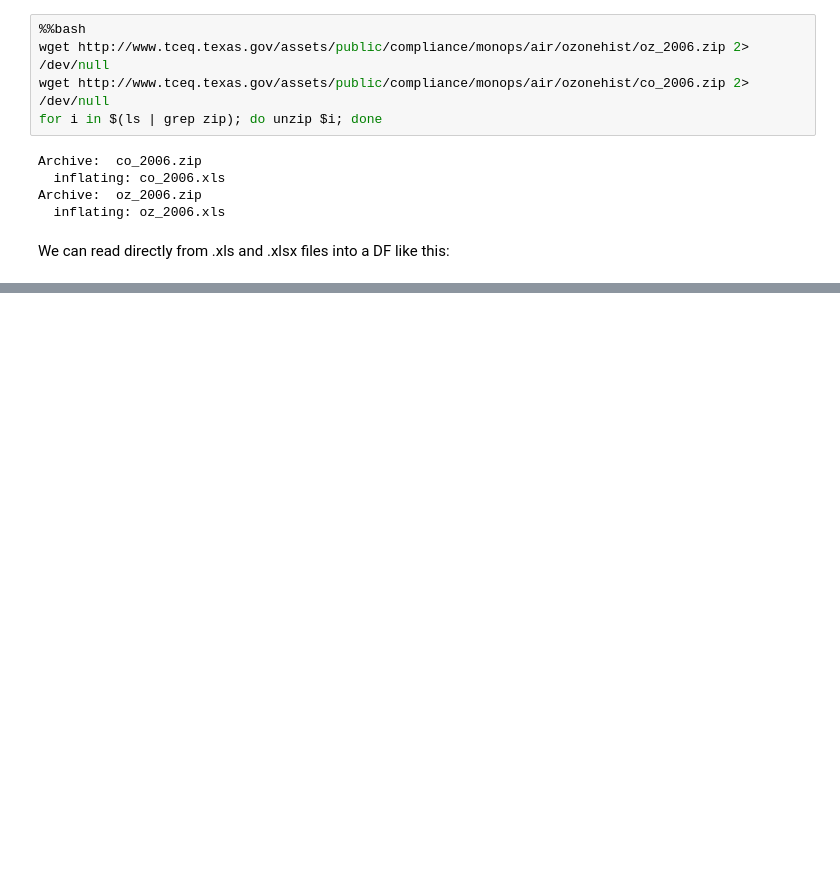
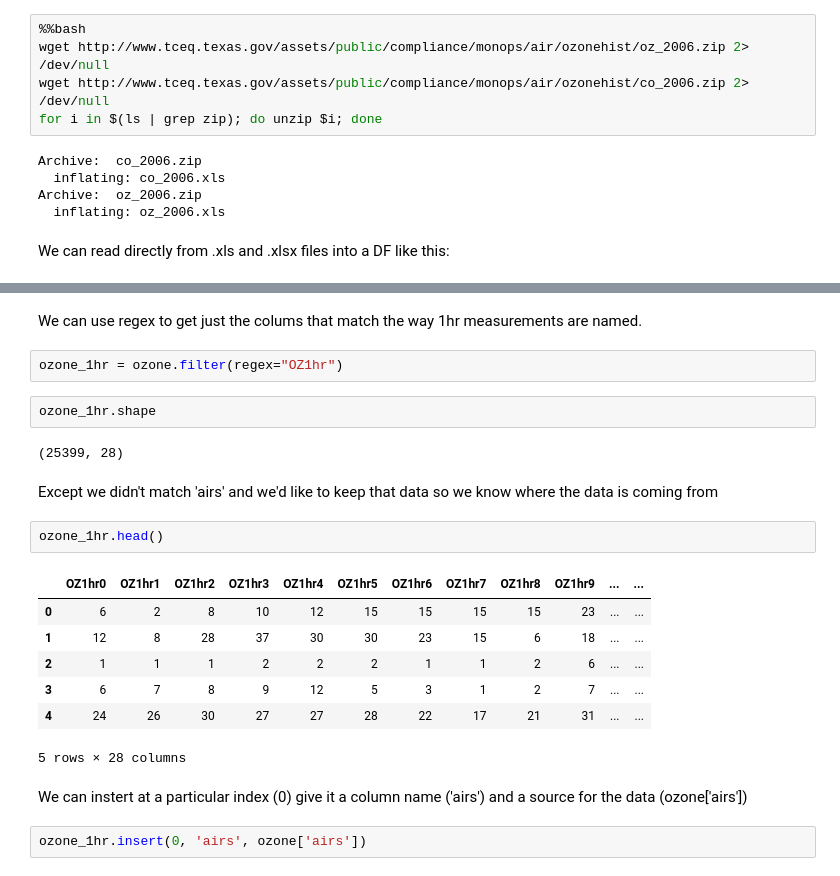
Before and after one commit to epequeno/acpg-may2015, a Jupyter notebook: pandas.ipynb, the cells around one changed output, grey strips where cells are left out. Saved outputs shown, nothing was run; the diff lists cells and outputs as text; blank space fills up the shorter version.

```diff
--- a/pandas.ipynb
+++ b/pandas.ipynb
@@ -201,0 +220,24 @@ ozone.head(3)
+# %% [markdown]
+We can use regex to get just the colums that match the way 1hr measurements are named.
+# %%
+ozone_1hr = ozone.filter(regex="OZ1hr")
+# %%
+ozone_1hr.shape
+# %% [output]
+(25399, 28)
+# %% [markdown]
+Except we didn't match 'airs' and we'd like to keep that data so we know where the data is coming from
+# %%
+ozone_1hr.head()
+# %% [output]
+|  | OZ1hr0 | OZ1hr1 | OZ1hr2 | OZ1hr3 | OZ1hr4 | OZ1hr5 | OZ1hr6 | OZ1hr7 | OZ1hr8 | OZ1hr9 | ... | ... |
+| 0 | 6 | 2 | 8 | 10 | 12 | 15 | 15 | 15 | 15 | 23 | ... | ... |
+| 1 | 12 | 8 | 28 | 37 | 30 | 30 | 23 | 15 | 6 | 18 | ... | ... |
+| 2 | 1 | 1 | 1 | 2 | 2 | 2 | 1 | 1 | 2 | 6 | ... | ... |
+| 3 | 6 | 7 | 8 | 9 | 12 | 5 | 3 | 1 | 2 | 7 | ... | ... |
+| 4 | 24 | 26 | 30 | 27 | 27 | 28 | 22 | 17 | 21 | 31 | ... | ... |
+5 rows × 28 columns
+# %% [markdown]
+We can instert at a particular index (0) give it a column name ('airs') and a source for the data (ozone['airs'])
+# %%
+ozone_1hr.insert(0, 'airs', ozone['airs'])
```
Also changed, not shown: parts of 17 cells of this notebook, 1 other file.
